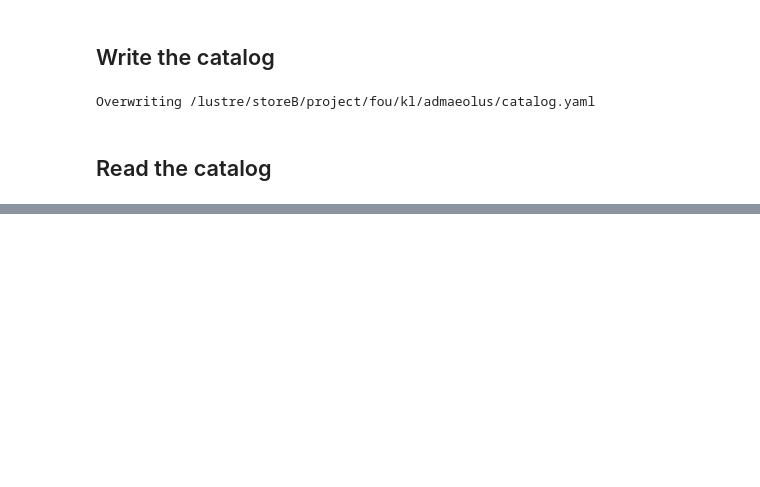
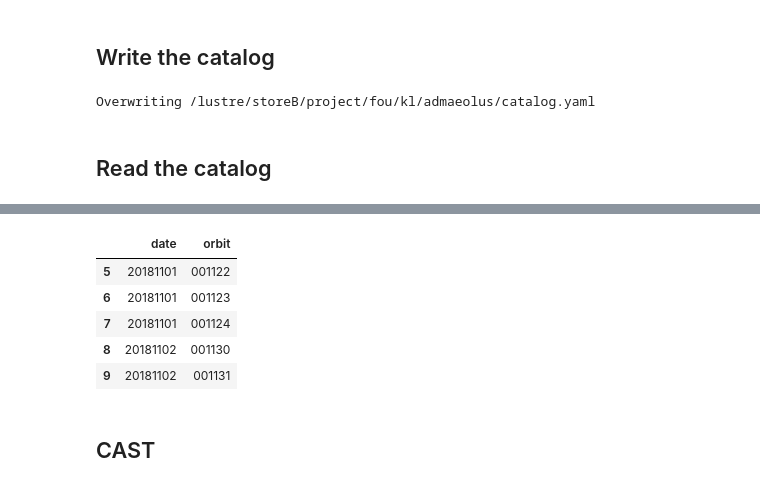
Before and after one commit to avaldebe/pynb, a Jupyter notebook: ADM/Catalog.ipynb, the cells around one changed output, grey strips where cells are left out. Drawn from its saved outputs; the diff is of its cells as text; code cells hidden in the pictures; blank space fills up the shorter version.

```diff
--- a/ADM/Catalog.ipynb
+++ b/ADM/Catalog.ipynb
@@ -148,0 +349,5 @@ Data variables:
+# %%
+# missing cast files by order
+%time uncast = orbit.loc[orbit.adm_found & ~orbit.cwf_found, ['date', 'orbit']]
+uncast.head()
+# %% [output]
@@ -148,0 +356,8 @@ Data variables:
+|  | date | orbit |
+| 5 | 20181101 | 001122 |
+| 6 | 20181101 | 001123 |
+| 7 | 20181101 | 001124 |
+| 8 | 20181102 | 001130 |
+| 9 | 20181102 | 001131 |
+# %% [markdown]
+## CAST
```
Also changed, not shown: parts of 23 cells of this notebook.
